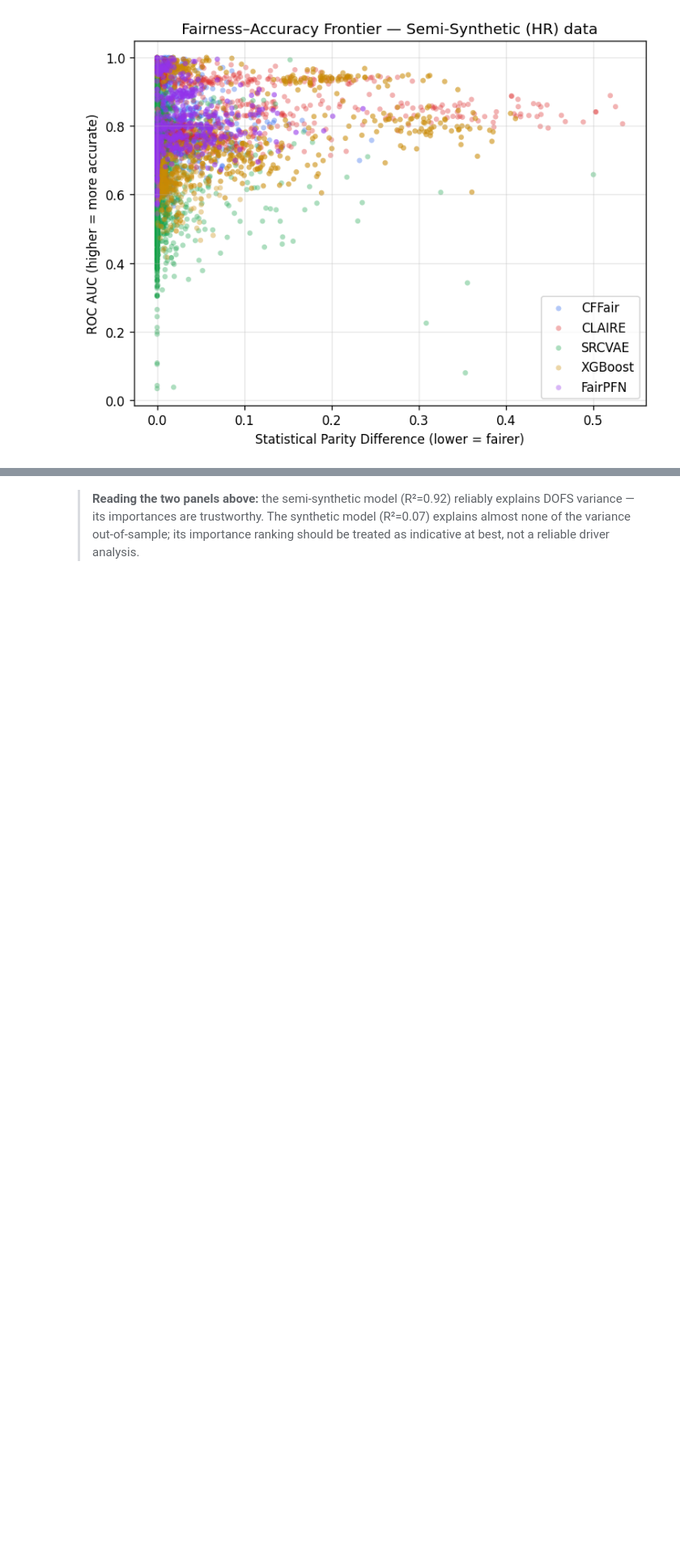
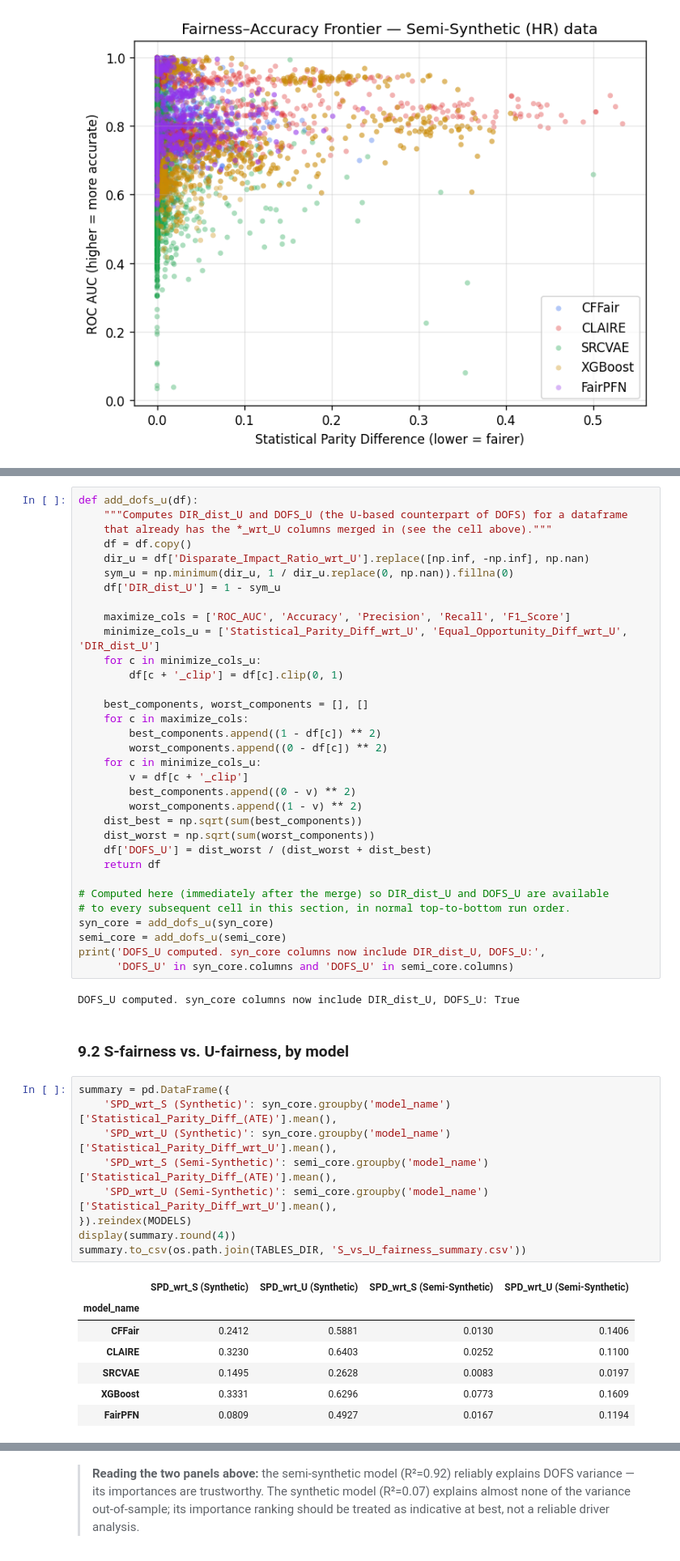
Before and after one commit to Patrog-6/Fairness-evaluation-in-the-presence-of-unobserved-unfair-attributes, a Jupyter notebook: model_benchmark.ipynb, the cells around one changed output, grey strips where cells are left out. Shown at 81% size. Saved outputs shown, nothing was run; the diff lists cells and outputs as text; blank space fills up the shorter version.

```diff
--- a/model_benchmark.ipynb
+++ b/model_benchmark.ipynb
@@ -536,0 +516,54 @@ display(means_semi.round(3))
+# %%
+def add_dofs_u(df):
+    """Computes DIR_dist_U and DOFS_U (the U-based counterpart of DOFS) for a dataframe
+    that already has the *_wrt_U columns merged in (see the cell above)."""
+    df = df.copy()
+    dir_u = df['Disparate_Impact_Ratio_wrt_U'].replace([np.inf, -np.inf], np.nan)
+    sym_u = np.minimum(dir_u, 1 / dir_u.replace(0, np.nan)).fillna(0)
+    df['DIR_dist_U'] = 1 - sym_u
+
+    maximize_cols = ['ROC_AUC', 'Accuracy', 'Precision', 'Recall', 'F1_Score']
+    minimize_cols_u = ['Statistical_Parity_Diff_wrt_U', 'Equal_Opportunity_Diff_wrt_U', 'DIR_dist_U']
+    for c in minimize_cols_u:
+        df[c + '_clip'] = df[c].clip(0, 1)
+
+    best_components, worst_components = [], []
+    for c in maximize_cols:
+        best_components.append((1 - df[c]) ** 2)
+        worst_components.append((0 - df[c]) ** 2)
+    for c in minimize_cols_u:
+        v = df[c + '_clip']
+        best_components.append((0 - v) ** 2)
+        worst_components.append((1 - v) ** 2)
+    dist_best = np.sqrt(sum(best_components))
+    dist_worst = np.sqrt(sum(worst_components))
+    df['DOFS_U'] = dist_worst / (dist_worst + dist_best)
+    return df
+
+# Computed here (immediately after the merge) so DIR_dist_U and DOFS_U are available
+# to every subsequent cell in this section, in normal top-to-bottom run order.
+syn_core = add_dofs_u(syn_core)
+semi_core = add_dofs_u(semi_core)
+print('DOFS_U computed. syn_core columns now include DIR_dist_U, DOFS_U:',
+      'DOFS_U' in syn_core.columns and 'DOFS_U' in semi_core.columns)
+# %% [output]
+DOFS_U computed. syn_core columns now include DIR_dist_U, DOFS_U: True
+# %% [markdown]
+### 9.2 S-fairness vs. U-fairness, by model
+# %%
+summary = pd.DataFrame({
+    'SPD_wrt_S (Synthetic)': syn_core.groupby('model_name')['Statistical_Parity_Diff_(ATE)'].mean(),
+    'SPD_wrt_U (Synthetic)': syn_core.groupby('model_name')['Statistical_Parity_Diff_wrt_U'].mean(),
+    'SPD_wrt_S (Semi-Synthetic)': semi_core.groupby('model_name')['Statistical_Parity_Diff_(ATE)'].mean(),
+    'SPD_wrt_U (Semi-Synthetic)': semi_core.groupby('model_name')['Statistical_Parity_Diff_wrt_U'].mean(),
+}).reindex(MODELS)
+display(summary.round(4))
+summary.to_csv(os.path.join(TABLES_DIR, 'S_vs_U_fairness_summary.csv'))
+# %% [output]
+|  | SPD_wrt_S (Synthetic) | SPD_wrt_U (Synthetic) | SPD_wrt_S (Semi-Synthetic) | SPD_wrt_U (Semi-Synthetic) |
+| model_name |  |  |  |  |
+| CFFair | 0.2412 | 0.5881 | 0.0130 | 0.1406 |
+| CLAIRE | 0.3230 | 0.6403 | 0.0252 | 0.1100 |
+| SRCVAE | 0.1495 | 0.2628 | 0.0083 | 0.0197 |
+| XGBoost | 0.3331 | 0.6296 | 0.0773 | 0.1609 |
+| FairPFN | 0.0809 | 0.4927 | 0.0167 | 0.1194 |
```
Also changed, not shown: parts of 77 cells of this notebook, 10 other files.
